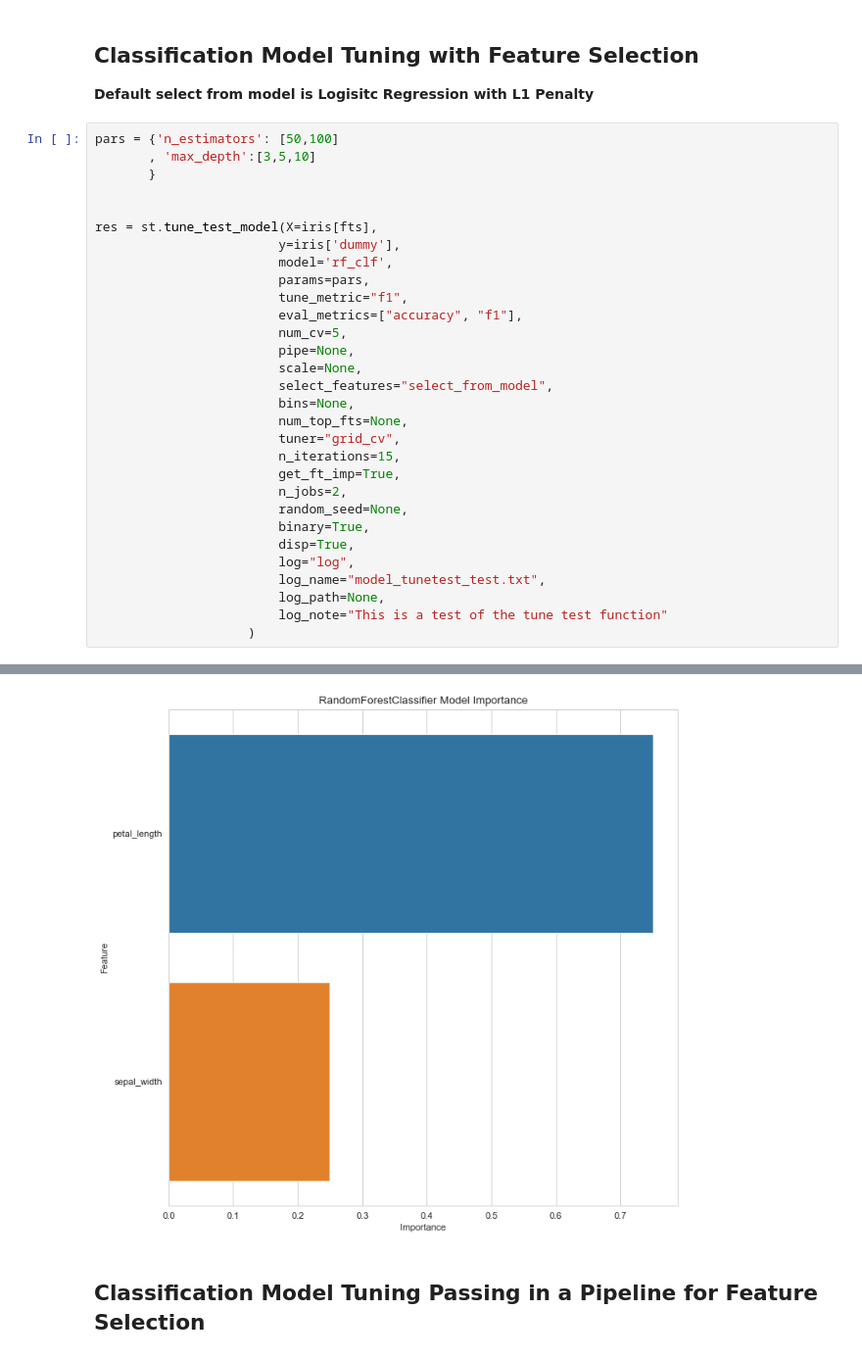
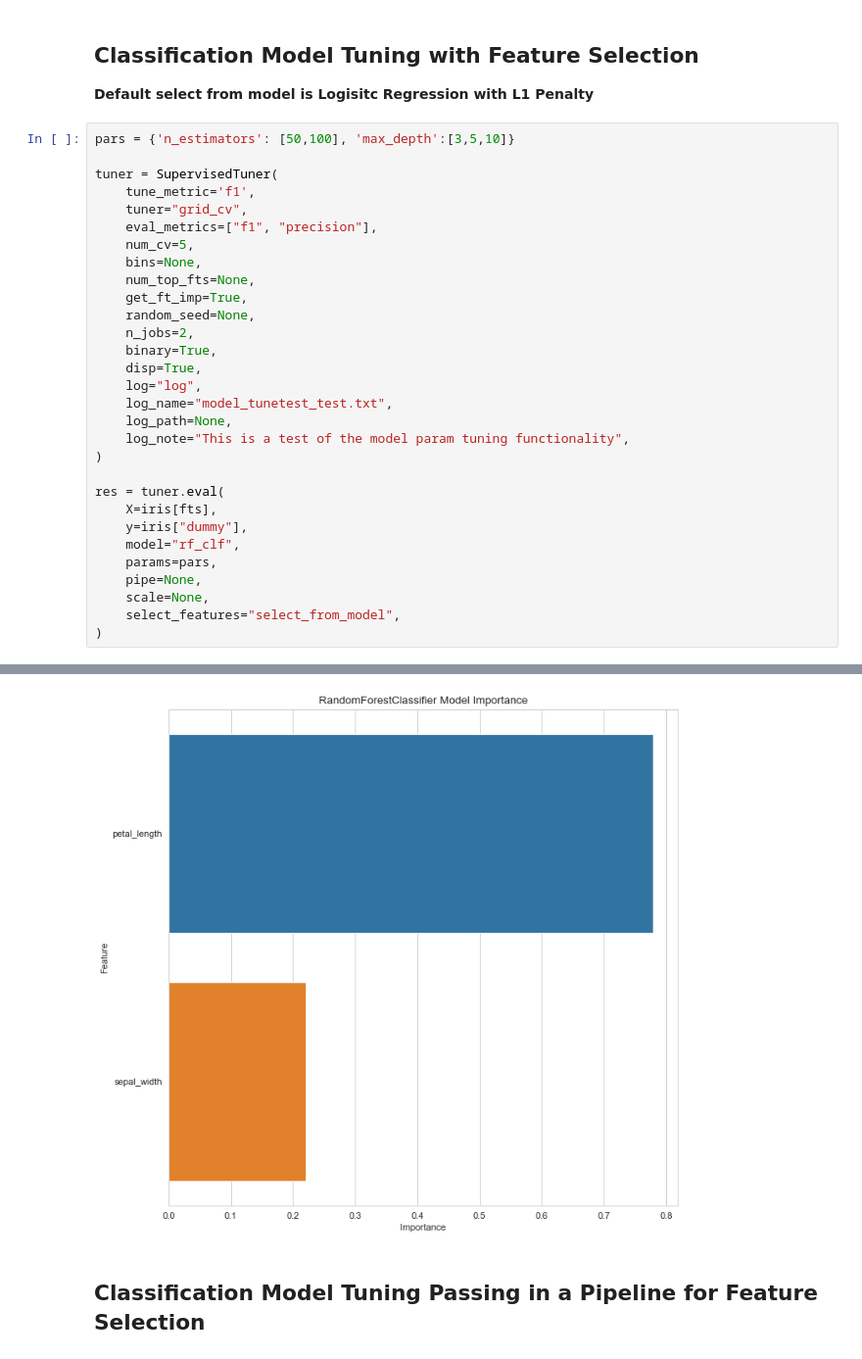
Before and after one commit to JFLandrigan/eagles, a Jupyter notebook: examples/Supervised_Tuning_v2.ipynb, the cells around one changed output, grey strips where cells are left out. Shown at 98% size. Saved outputs shown, nothing was run; the diff lists cells and outputs as text.

Commit message:
param passing fix

```diff
--- a/examples/Supervised_Tuning_v2.ipynb
+++ b/examples/Supervised_Tuning_v2.ipynb
@@ -292,33 +292,33 @@ weighted avg       0.97      0.97      0.97        30
 
 **Default select from model is Logisitc Regression with L1 Penalty**
 # %%
-pars = {'n_estimators': [50,100]
-       , 'max_depth':[3,5,10]
-       }
+pars = {'n_estimators': [50,100], 'max_depth':[3,5,10]}
 
+tuner = SupervisedTuner(
+    tune_metric='f1',
+    tuner="grid_cv",
+    eval_metrics=["f1", "precision"],
+    num_cv=5,
+    bins=None,
+    num_top_fts=None,
+    get_ft_imp=True,
+    random_seed=None,
+    n_jobs=2,
+    binary=True,
+    disp=True,
+    log="log",
+    log_name="model_tunetest_test.txt",
+    log_path=None,
+    log_note="This is a test of the model param tuning functionality",
+)
 
-res = st.tune_test_model(X=iris[fts],
-                        y=iris['dummy'],
-                        model='rf_clf',
-                        params=pars,
-                        tune_metric="f1",
-                        eval_metrics=["accuracy", "f1"],
-                        num_cv=5,
-                        pipe=None,
-                        scale=None,
-                        select_features="select_from_model",
-                        bins=None,
-                        num_top_fts=None,
-                        tuner="grid_cv",
-                        n_iterations=15,
-                        get_ft_imp=True,
-                        n_jobs=2,
-                        random_seed=None,
-                        binary=True,
-                        disp=True,
-                        log="log",
-                        log_name="model_tunetest_test.txt",
-                        log_path=None,
-                        log_note="This is a test of the tune test function"
-                    )
+res = tuner.eval(
+    X=iris[fts],
+    y=iris["dummy"],
+    model="rf_clf",
+    params=pars,
+    pipe=None,
+    scale=None,
+    select_features="select_from_model",
+)
 # %% [output]
@@ -382,5 +382,5 @@ weighted avg       1.00      1.00      1.00        30
 [figure]
-[figure, old version]
+[figure, new version]
 # %% [markdown]
 ## Classification Model Tuning Passing in a Pipeline for Feature Selection
 # %%
```
Also changed, not shown: parts of 7 cells of this notebook, 2 other files.
